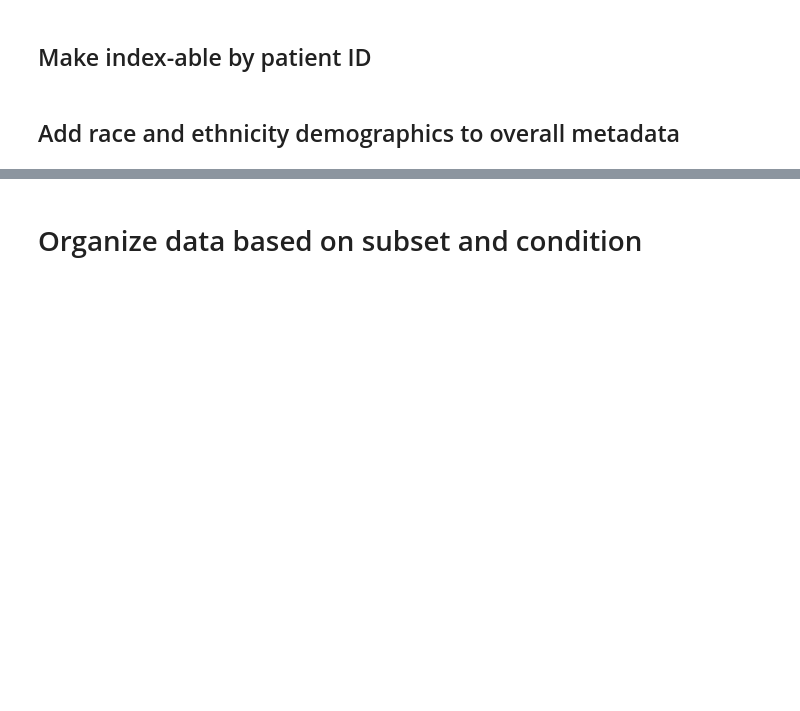
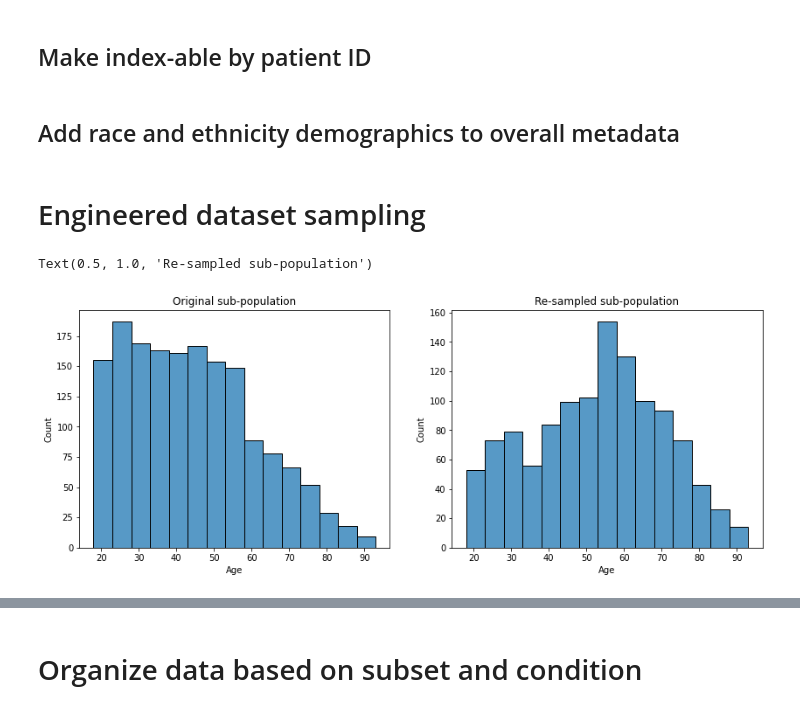
Before and after one commit to nicchiou/domain_adapt_cxr, a Jupyter notebook: notebooks/data_analysis/CheXpert_small.ipynb, the cells around one changed output, grey strips where cells are left out. Drawn from its saved outputs; the diff is of its cells as text; code cells hidden in the pictures; blank space fills up the shorter version.

Commit message:
NC: Data analysis notebooks for demographic sub-population shift.

```diff
--- a/notebooks/data_analysis/CheXpert_small.ipynb
+++ b/notebooks/data_analysis/CheXpert_small.ipynb
@@ -17,6 +18,5 @@ demo_fname = '/shared/rsaas/nschiou2/CXR/CheXpert_demographics.csv'
 # %%
-# meta_df = pd.read_csv(os.path.join(root_path, 'train.csv'))
-meta_df = pd.read_csv(os.path.join(root_path, 'train_demo_filt_patients.csv'), dtype={'Patient ID': str, 'Primary Race': object, 'Ethnicity': object})
+meta_df = pd.read_csv(os.path.join(root_path, 'train.csv'))
 # %% [markdown]
 Extract patient ID from path
 # %%
@@ -274,3 +276,5 @@ meta_df.to_csv(os.path.join(root_path, 'train_demo.csv'), index=False)
 meta_df = meta_df[~meta_df['Patient ID'].isin(list(remove_patients))]
 # %%
 meta_df.to_csv(os.path.join(root_path, 'train_demo_filt_patients.csv'), index=False)
+# %% [markdown]
+# Engineered dataset sampling
@@ -276,0 +360,5 @@ meta_df.to_csv(os.path.join(root_path, 'train_demo_filt_patients.csv'), index=Fa
+# %%
+A_train, A_orig_subpop_train, A_selected_subpop_train = engineered_sampling('train', flip=False, verbose=False)
+A_test, A_orig_subpop_test, A_selected_subpop_test    = engineered_sampling('test',  flip=False, verbose=False)
+B_train, B_orig_subpop_train, B_selected_subpop_train = engineered_sampling('train', flip=True, verbose=False)
+B_test, B_orig_subpop_test, B_selected_subpop_test    = engineered_sampling('test',  flip=True, verbose=False)
@@ -276,0 +370,13 @@ meta_df.to_csv(os.path.join(root_path, 'train_demo_filt_patients.csv'), index=Fa
+# %%
+subpop = ('Cardiomegaly', 'Female', 'Non-Hispanic/Non-Latino')
+
+fig, ax = plt.subplots(1, 2, figsize=(14, 5))
+
+sns.histplot(data=A_orig_subpop_train[subpop], x='Age', binwidth=binwidth, ax=ax[0])
+sns.histplot(data=A_selected_subpop_train[subpop], x='Age', binwidth=binwidth, ax=ax[1])
+
+ax[0].set_title('Original sub-population')
+ax[1].set_title('Re-sampled sub-population')
+# %% [output]
+Text(0.5, 1.0, 'Re-sampled sub-population')
+[figure, added]
```
Also changed, not shown: parts of 21 cells of this notebook, 1 other file.
